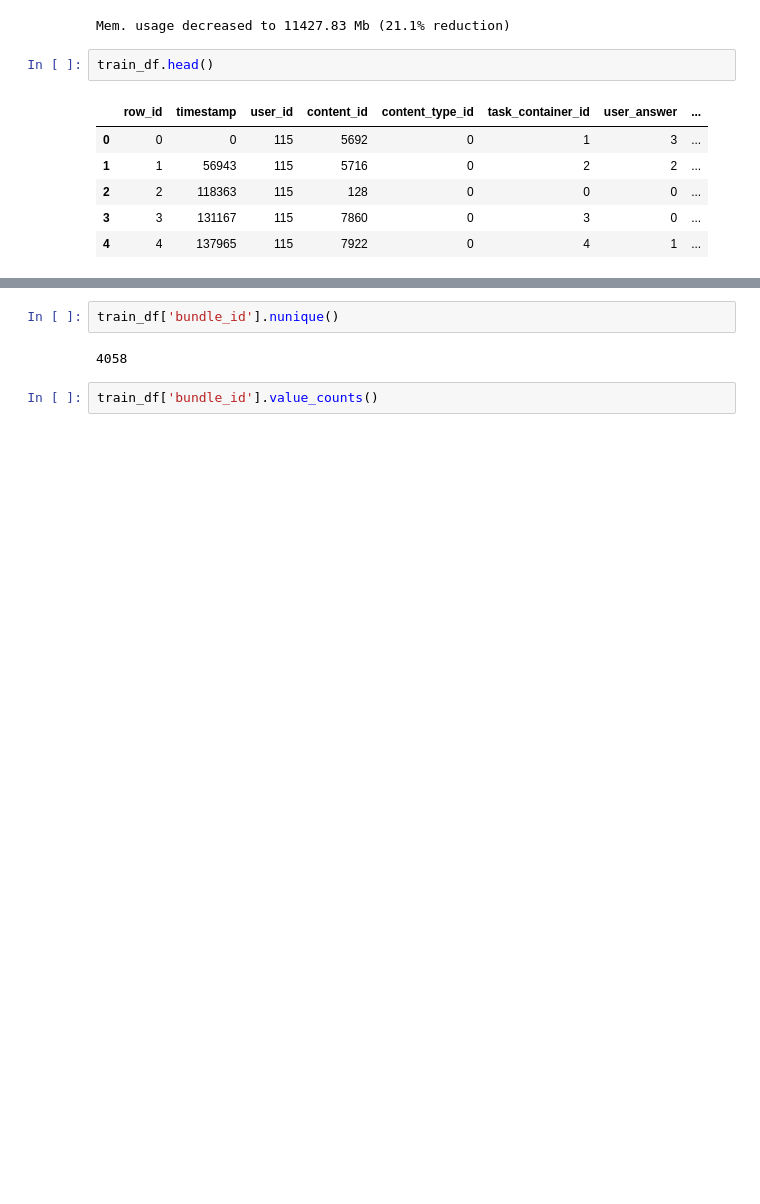
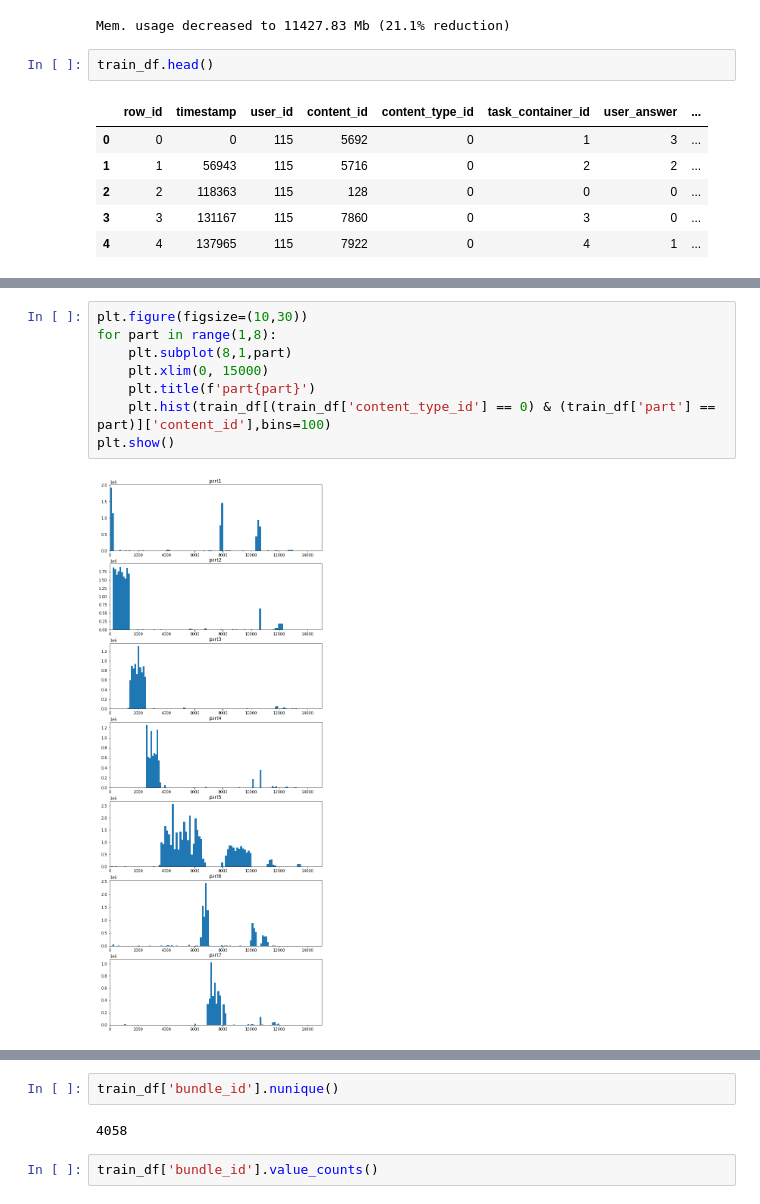
Before and after one commit to zakopuro/kaggle_Riiid, a Jupyter notebook: notebook/EDA.ipynb, the cells around one changed output, grey strips where cells are left out. Saved outputs shown, nothing was run; the diff lists cells and outputs as text; blank space fills up the shorter version.

```diff
--- a/notebook/EDA.ipynb
+++ b/notebook/EDA.ipynb
@@ -103,0 +127,10 @@ train_df
+# %%
+plt.figure(figsize=(10,30))
+for part in range(1,8):
+    plt.subplot(8,1,part)
+    plt.xlim(0, 15000)
+    plt.title(f'part{part}')
+    plt.hist(train_df[(train_df['content_type_id'] == 0) & (train_df['part'] == part)]['content_id'],bins=100)
+plt.show()
+# %% [output]
+[figure, added]
```
Also changed, not shown: parts of 30 cells of this notebook, 13 other files.
